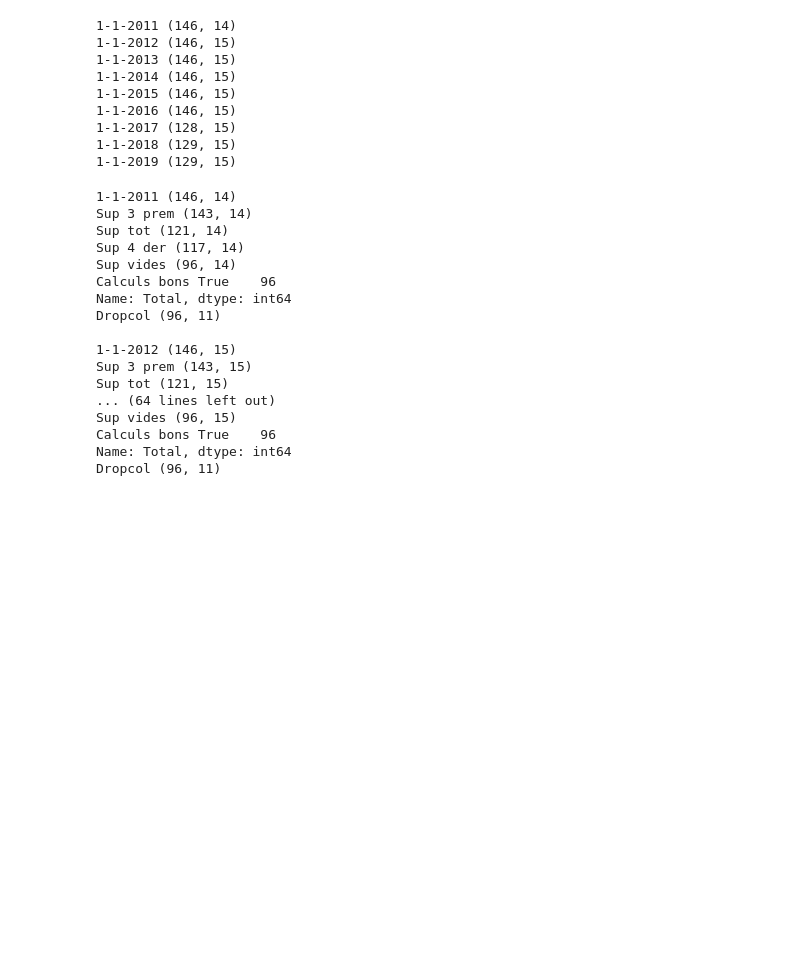
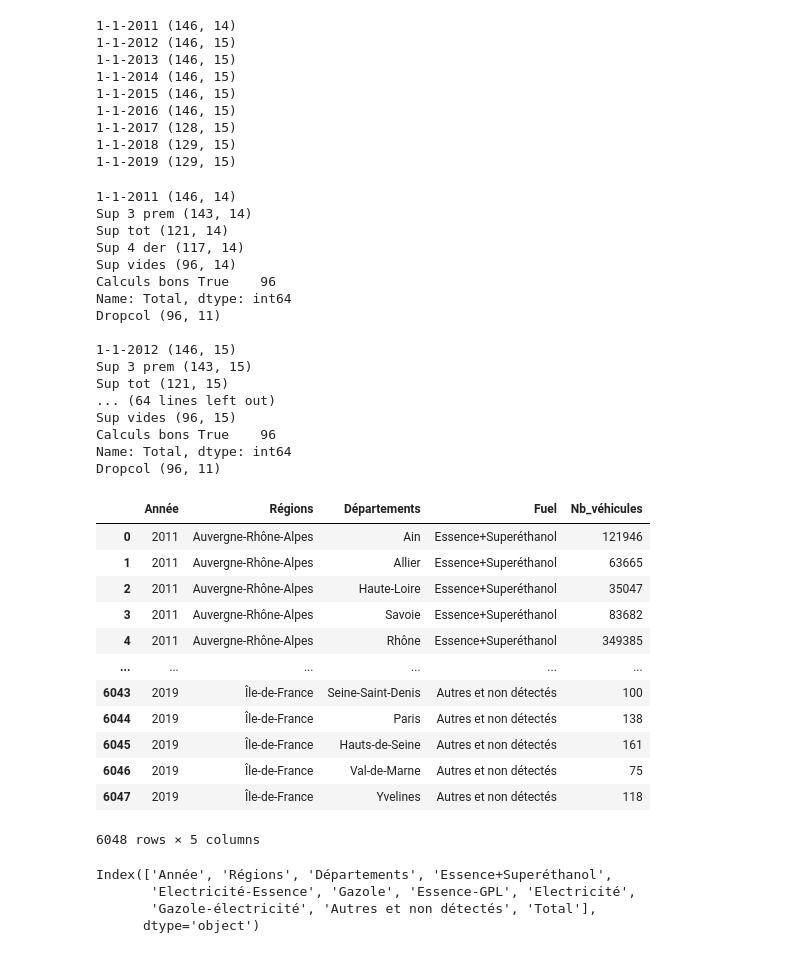
Before and after one commit to ABDATA3-Team5/GreenCars, a Jupyter notebook: parc_auto/Transfo_dataset_voitures_dep.ipynb, the cells around one changed output. Saved outputs shown, nothing was run; the diff lists cells and outputs as text; code cells hidden in the pictures; blank space fills up the shorter version.

Commit message:
Version 2 preprocessing voitures par dep

```diff
--- a/parc_auto/Transfo_dataset_voitures_dep.ipynb
+++ b/parc_auto/Transfo_dataset_voitures_dep.ipynb
@@ -136,6 +136,11 @@ for year in excel_voit_part :
     concat_excel_voit_part_transfo = concat_excel_voit_part_transfo.rename(columns={"Regions":"Régions","Departements" : "Départements" ,"Electricite-Essence":"Electricité-Essence","Electricite":"Electricité","Autres+Non_detecte":"Autres et non détectés"})
     #Ecriture du fichier
     concat_excel_voit_part_transfo.to_csv("voiture_par_dep.csv",sep=';', index = False)
+
+    #Version 2 :
+    concat_excel_voit_part_transfo_v2=pd.melt(concat_excel_voit_part_transfo , id_vars=['Année', 'Régions', 'Départements'], value_vars=['Essence+Superéthanol','Electricité-Essence', 'Gazole', 'Essence-GPL','Electricité','Gazole-électricité', 'Autres et non détectés'], value_name="Nb_véhicules", var_name="Fuel")
+    #Ecriture du fichier
+    concat_excel_voit_part_transfo_v2.to_csv("voiture_par_dep_v2.csv",sep=';', index = False)
 # %% [output]
 1-1-2011 (146, 14)
 Sup 3 prem (143, 14)
@@ -154,6 +159,30 @@ Sup vides (96, 15)
 Calculs bons True    96
 Name: Total, dtype: int64
 Dropcol (96, 11)
+# %%
+#concat_excel_voit_part_transfo
+pd.melt(concat_excel_voit_part_transfo , id_vars=['Année', 'Régions', 'Départements'], value_vars=['Essence+Superéthanol','Electricité-Essence', 'Gazole', 'Essence-GPL','Electricité','Gazole-électricité', 'Autres et non détectés'], value_name="Nb_véhicules", var_name="Fuel")
+# %% [output]
+|  | Année | Régions | Départements | Fuel | Nb_véhicules |
+| 0 | 2011 | Auvergne-Rhône-Alpes | Ain | Essence+Superéthanol | 121946 |
+| 1 | 2011 | Auvergne-Rhône-Alpes | Allier | Essence+Superéthanol | 63665 |
+| 2 | 2011 | Auvergne-Rhône-Alpes | Haute-Loire | Essence+Superéthanol | 35047 |
+| 3 | 2011 | Auvergne-Rhône-Alpes | Savoie | Essence+Superéthanol | 83682 |
+| 4 | 2011 | Auvergne-Rhône-Alpes | Rhône | Essence+Superéthanol | 349385 |
+| ... | ... | ... | ... | ... | ... |
+| 6043 | 2019 | Île-de-France | Seine-Saint-Denis | Autres et non détectés | 100 |
+| 6044 | 2019 | Île-de-France | Paris | Autres et non détectés | 138 |
+| 6045 | 2019 | Île-de-France | Hauts-de-Seine | Autres et non détectés | 161 |
+| 6046 | 2019 | Île-de-France | Val-de-Marne | Autres et non détectés | 75 |
+| 6047 | 2019 | Île-de-France | Yvelines | Autres et non détectés | 118 |
+6048 rows × 5 columns
+# %%
+concat_excel_voit_part_transfo.columns
+# %% [output]
+Index(['Année', 'Régions', 'Départements', 'Essence+Superéthanol',
+       'Electricité-Essence', 'Gazole', 'Essence-GPL', 'Electricité',
+       'Gazole-électricité', 'Autres et non détectés', 'Total'],
+      dtype='object')
 # %%
 excel_voit_part_transfo['1-1-2011']
 # %% [output]
```
Also changed, not shown: 1 other file.
